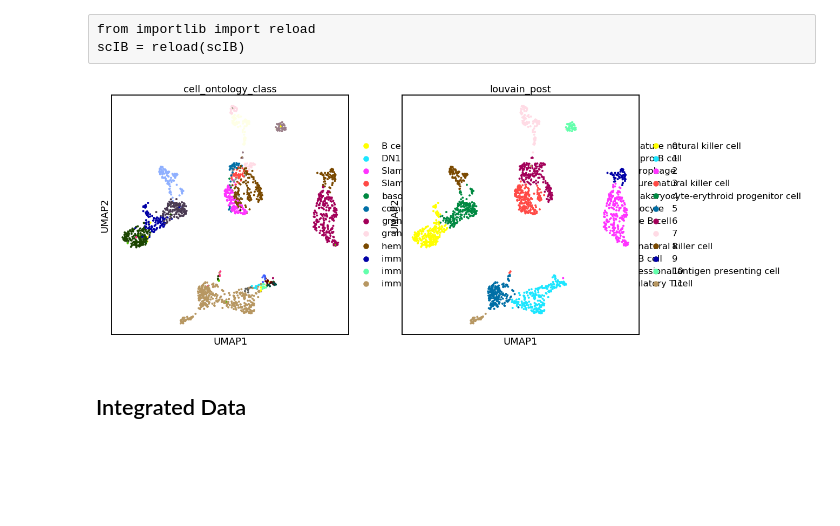
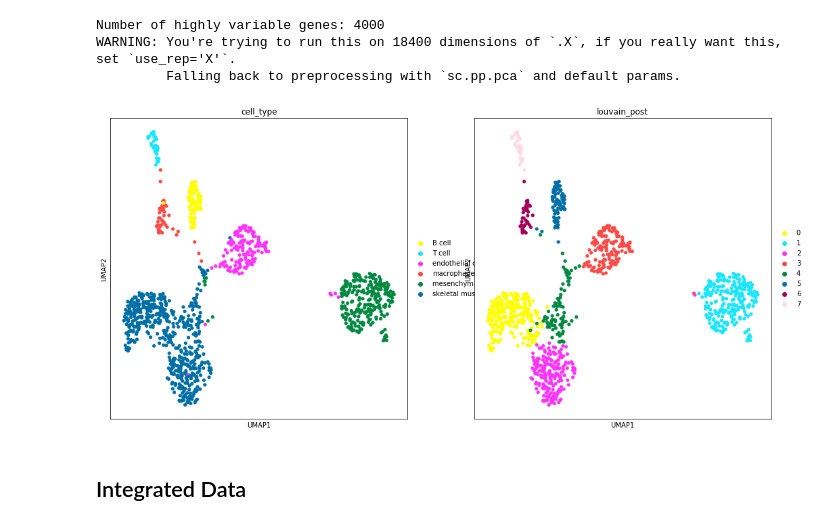
Before and after one commit to theislab/scib, a Jupyter notebook: notebooks/metrics/comparison.ipynb, the cells around one changed output. Cells and saved outputs as stored; diff of their text form; code cells hidden in the pictures; blank space fills up the shorter version.

```diff
--- a/notebooks/metrics/comparison.ipynb
+++ b/notebooks/metrics/comparison.ipynb
@@ -3,9 +3,6 @@ import scanpy as sc
 import matplotlib.pyplot as plt
 import scIB
 import pickle
-# %% [raw]
-from importlib import reload
-scIB = reload(scIB)
 # %%
 default_fig_size = (8,8)
 plt.rcParams['figure.figsize'] = default_fig_size
@@ -15,0 +9,2 @@ adata_facs = sc.read(facs, cache=True)
+# %%
+adata = sc.read("/storage/groups/ml01/workspace/group.daniela/tm/facs/norm/Limb_Muscle_raw.h5ad", cache=True)
@@ -16,12 +13,13 @@ adata_facs = sc.read(facs, cache=True)
 # %%
-sc.pp.subsample(adata_facs, fraction=0.3)
+scIB.preprocessing.reduce_data(adata, hvg=True, pca=False, umap=True)
+sc.tl.louvain(adata, resolution=0.5, key_added='louvain_post')
 
-scIB.preprocessing.reduce_data(adata_facs, hvg=False, pca=False, umap=True)
-sc.tl.louvain(adata_facs, resolution=0.5, key_added='louvain_post')
-
-sc.pl.umap(adata_facs, color=['cell_ontology_class', 'louvain_post'], palette=sc.pl.palettes.godsnot_64)
+sc.pl.umap(adata, color=['cell_type', 'louvain_post'], palette=sc.pl.palettes.godsnot_64)
 # %% [output]
+Number of highly variable genes: 4000
+WARNING: You're trying to run this on 18400 dimensions of `.X`, if you really want this, set `use_rep='X'`.
+         Falling back to preprocessing with `sc.pp.pca` and default params.
-[figure, old version]
+[figure, new version]
 # %% [markdown]
 ## Integrated Data
 # %% [raw]
```
Also changed, not shown: parts of 3 cells of this notebook, 5 other files.
